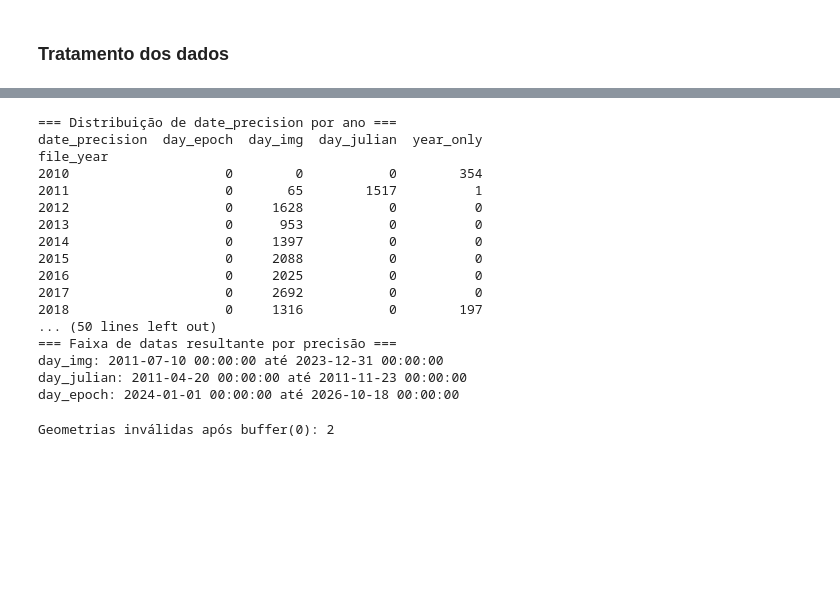
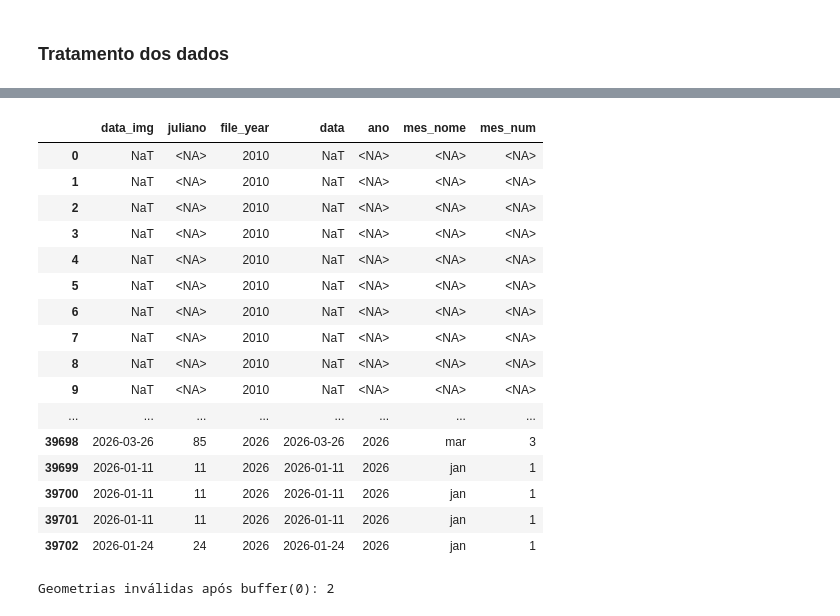
Before and after one commit to AndersonAlvesCoelho/pyroregions-classification, a Jupyter notebook: product_fires.ipynb, the cells around one changed output, grey strips where cells are left out. Saved outputs shown, nothing was run; the diff lists cells and outputs as text; code cells hidden in the pictures; blank space fills up the shorter version.

```diff
--- a/product_fires.ipynb
+++ b/product_fires.ipynb
@@ -260,50 +272,33 @@ Name: count, dtype: int64
-# %%
-# Checagem pós-reconstrução de data
-
-print("=== Distribuição de date_precision por ano ===")
-precision_por_ano = pd.crosstab(gdf_aaf["file_year"], gdf_aaf["date_precision"])
-print(precision_por_ano)
-
-print("\n=== event_date ainda nula (esperado: só quem não tinha nenhuma fonte) ===")
-sem_data = gdf_aaf[gdf_aaf["event_date"].isna()]
-print(f"Total: {len(sem_data)}")
-print(sem_data["file_year"].value_counts().sort_index())
-
-print("\n=== Consistência: event_year bate com o ano de event_date, quando existe ===")
-tem_data_completa = gdf_aaf["event_date"].notna()
-ano_da_data = gdf_aaf.loc[tem_data_completa, "event_date"].dt.year
-divergente = gdf_aaf.loc[tem_data_completa, "event_year"] != ano_da_data
-print(f"Casos divergentes: {divergente.sum()} de {tem_data_completa.sum()}")
-if divergente.sum() > 0:
-    print(gdf_aaf.loc[tem_data_completa][divergente][["file_year", "event_date", "event_year", "date_precision"]].head(10))
-
-print("\n=== event_month, distribuição geral (checar sazonalidade plausível) ===")
-print(gdf_aaf["event_month"].value_counts(dropna=False).sort_index())
-
-print("\n=== Faixa de datas resultante por precisão ===")
-for precisao in gdf_aaf["date_precision"].unique():
-    if precisao == "year_only":
-        continue
-    subset = gdf_aaf.loc[gdf_aaf["date_precision"] == precisao, "event_date"]
-    print(f"{precisao}: {subset.min()} até {subset.max()}")
-# %% [output]
-=== Distribuição de date_precision por ano ===
-date_precision  day_epoch  day_img  day_julian  year_only
-file_year
-2010                    0        0           0        354
-2011                    0       65        1517          1
-2012                    0     1628           0          0
-2013                    0      953           0          0
-2014                    0     1397           0          0
-2015                    0     2088           0          0
-2016                    0     2025           0          0
-2017                    0     2692           0          0
-2018                    0     1316           0        197
-... (50 lines left out)
-=== Faixa de datas resultante por precisão ===
-day_img: 2011-07-10 00:00:00 até 2023-12-31 00:00:00
-day_julian: 2011-04-20 00:00:00 até 2011-11-23 00:00:00
-day_epoch: 2024-01-01 00:00:00 até 2026-10-18 00:00:00
+# %%
+gdf_aaf[
+    [
+        "data_img",
+        "juliano",
+        "file_year",
+        "data",
+        "ano",
+        "mes_nome",
+        "mes_num",
+    ]
+].groupby("file_year").head(10)
+# %% [output]
+|  | data_img | juliano | file_year | data | ano | mes_nome | mes_num |
+| 0 | NaT | <NA> | 2010 | NaT | <NA> | <NA> | <NA> |
+| 1 | NaT | <NA> | 2010 | NaT | <NA> | <NA> | <NA> |
+| 2 | NaT | <NA> | 2010 | NaT | <NA> | <NA> | <NA> |
+| 3 | NaT | <NA> | 2010 | NaT | <NA> | <NA> | <NA> |
+| 4 | NaT | <NA> | 2010 | NaT | <NA> | <NA> | <NA> |
+| 5 | NaT | <NA> | 2010 | NaT | <NA> | <NA> | <NA> |
+| 6 | NaT | <NA> | 2010 | NaT | <NA> | <NA> | <NA> |
+| 7 | NaT | <NA> | 2010 | NaT | <NA> | <NA> | <NA> |
+| 8 | NaT | <NA> | 2010 | NaT | <NA> | <NA> | <NA> |
+| 9 | NaT | <NA> | 2010 | NaT | <NA> | <NA> | <NA> |
+| ... | ... | ... | ... | ... | ... | ... | ... |
+| 39698 | 2026-03-26 | 85 | 2026 | 2026-03-26 | 2026 | mar | 3 |
+| 39699 | 2026-01-11 | 11 | 2026 | 2026-01-11 | 2026 | jan | 1 |
+| 39700 | 2026-01-11 | 11 | 2026 | 2026-01-11 | 2026 | jan | 1 |
+| 39701 | 2026-01-11 | 11 | 2026 | 2026-01-11 | 2026 | jan | 1 |
+| 39702 | 2026-01-24 | 24 | 2026 | 2026-01-24 | 2026 | jan | 1 |
 # %%
 #  Reprojeção e correção de geometria
 
```
Also changed, not shown: parts of 4 cells of this notebook.
